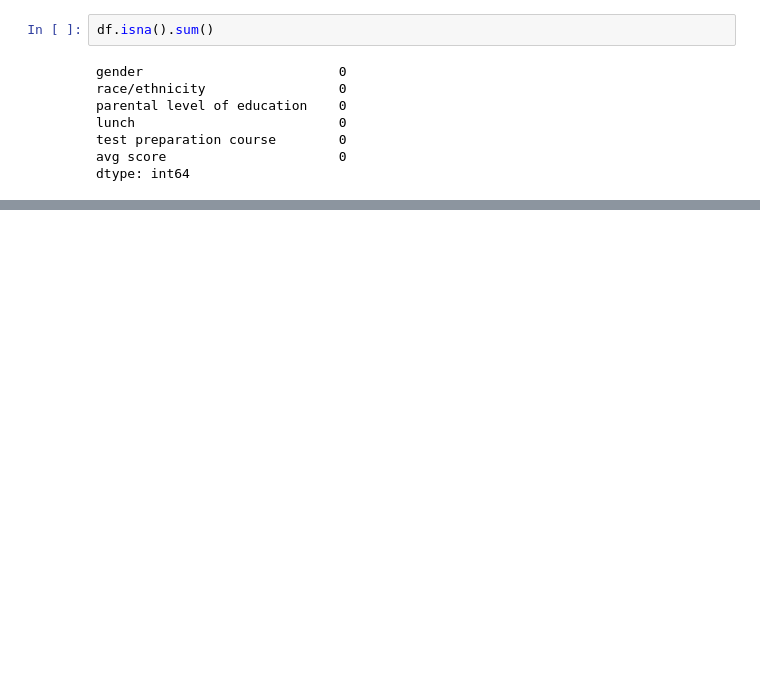
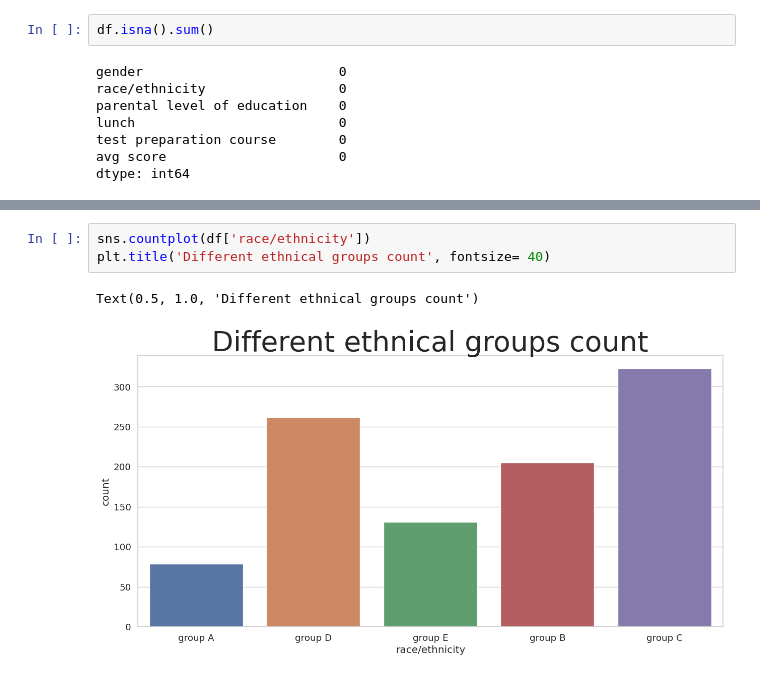
Before and after one commit to xShoho/Student-Performance-Exams, a Jupyter notebook: Student-Performance-Exams.ipynb, the cells around one changed output, grey strips where cells are left out. Cells and saved outputs as stored; diff of their text form; blank space fills up the shorter version.

Commit message:
Data visualization
    Added plots to represent how different data affect test score

```diff
--- a/Student-Performance-Exams.ipynb
+++ b/Student-Performance-Exams.ipynb
@@ -171,0 +183,6 @@ dtype: int64
+# %%
+sns.countplot(df['race/ethnicity'])
+plt.title('Different ethnical groups count', fontsize= 40)
+# %% [output]
+Text(0.5, 1.0, 'Different ethnical groups count')
+[figure, added]
```
Also changed, not shown: parts of 8 cells of this notebook.
